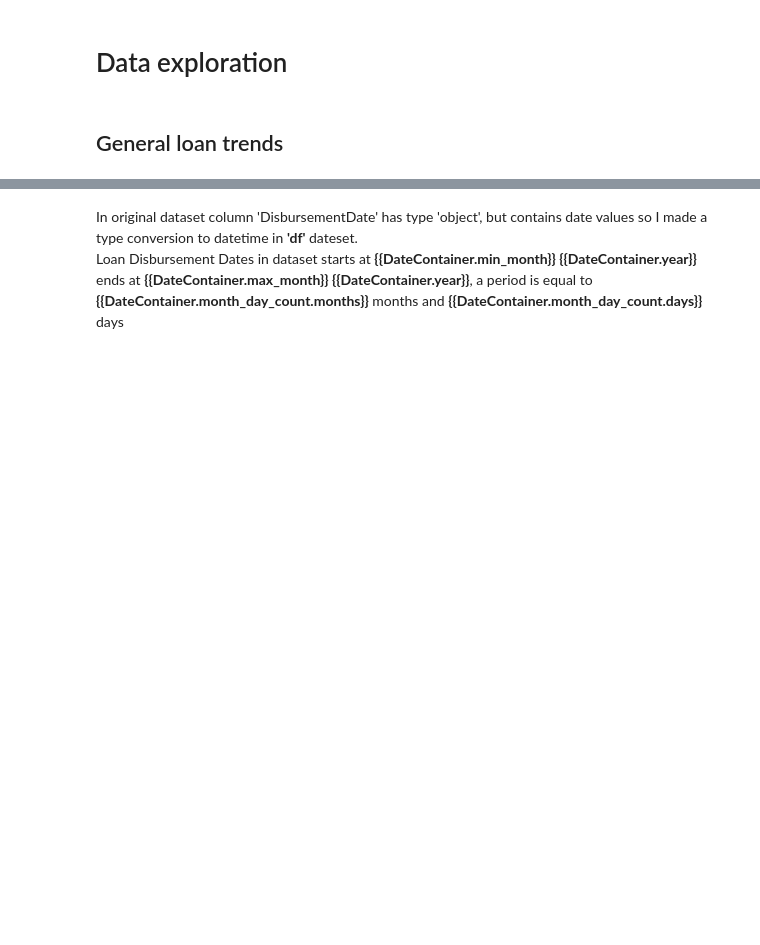
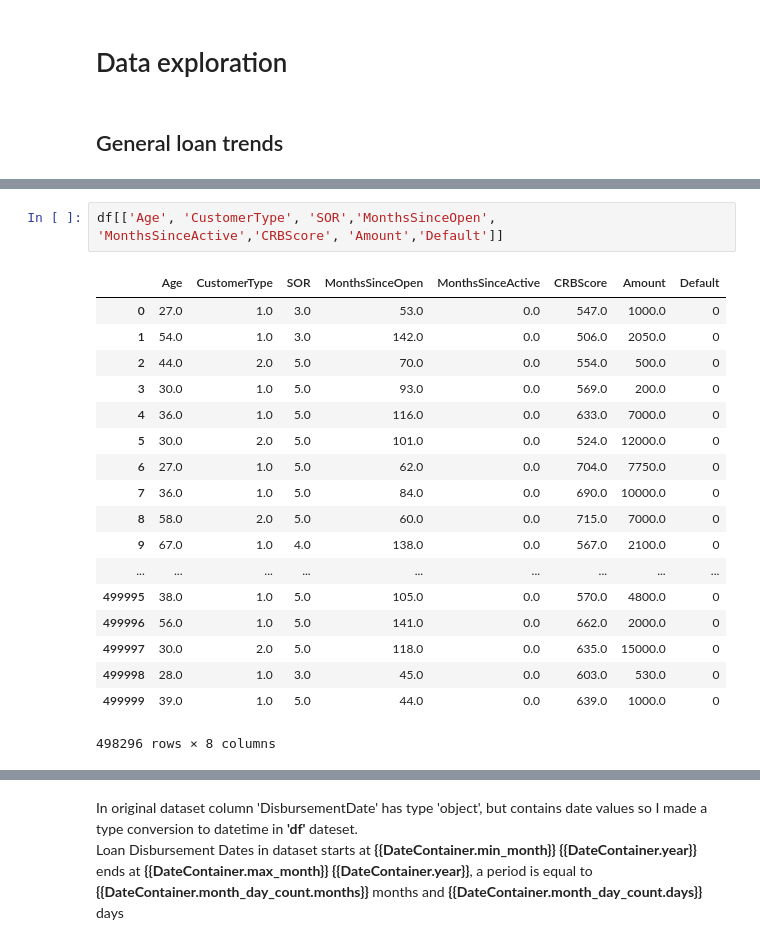
Before and after one commit to SvetlanaCipiseva/CreditScoring, a Jupyter notebook: credit_scoring.ipynb, the cells around one changed output, grey strips where cells are left out. Cells and saved outputs as stored; diff of their text form; blank space fills up the shorter version.

```diff
--- a/credit_scoring.ipynb
+++ b/credit_scoring.ipynb
@@ -90,0 +102,21 @@ Column count: **{{len(df.columns)}}**
+# %%
+df[['Age', 'CustomerType', 'SOR','MonthsSinceOpen', 'MonthsSinceActive','CRBScore', 'Amount','Default']]
+# %% [output]
+|  | Age | CustomerType | SOR | MonthsSinceOpen | MonthsSinceActive | CRBScore | Amount | Default |
+| 0 | 27.0 | 1.0 | 3.0 | 53.0 | 0.0 | 547.0 | 1000.0 | 0 |
+| 1 | 54.0 | 1.0 | 3.0 | 142.0 | 0.0 | 506.0 | 2050.0 | 0 |
+| 2 | 44.0 | 2.0 | 5.0 | 70.0 | 0.0 | 554.0 | 500.0 | 0 |
+| 3 | 30.0 | 1.0 | 5.0 | 93.0 | 0.0 | 569.0 | 200.0 | 0 |
+| 4 | 36.0 | 1.0 | 5.0 | 116.0 | 0.0 | 633.0 | 7000.0 | 0 |
+| 5 | 30.0 | 2.0 | 5.0 | 101.0 | 0.0 | 524.0 | 12000.0 | 0 |
+| 6 | 27.0 | 1.0 | 5.0 | 62.0 | 0.0 | 704.0 | 7750.0 | 0 |
+| 7 | 36.0 | 1.0 | 5.0 | 84.0 | 0.0 | 690.0 | 10000.0 | 0 |
+| 8 | 58.0 | 2.0 | 5.0 | 60.0 | 0.0 | 715.0 | 7000.0 | 0 |
+| 9 | 67.0 | 1.0 | 4.0 | 138.0 | 0.0 | 567.0 | 2100.0 | 0 |
+| ... | ... | ... | ... | ... | ... | ... | ... | ... |
+| 499995 | 38.0 | 1.0 | 5.0 | 105.0 | 0.0 | 570.0 | 4800.0 | 0 |
+| 499996 | 56.0 | 1.0 | 5.0 | 141.0 | 0.0 | 662.0 | 2000.0 | 0 |
+| 499997 | 30.0 | 2.0 | 5.0 | 118.0 | 0.0 | 635.0 | 15000.0 | 0 |
+| 499998 | 28.0 | 1.0 | 3.0 | 45.0 | 0.0 | 603.0 | 530.0 | 0 |
+| 499999 | 39.0 | 1.0 | 5.0 | 44.0 | 0.0 | 639.0 | 1000.0 | 0 |
+498296 rows × 8 columns
```
Also changed, not shown: parts of 14 cells of this notebook, 1 other file.
